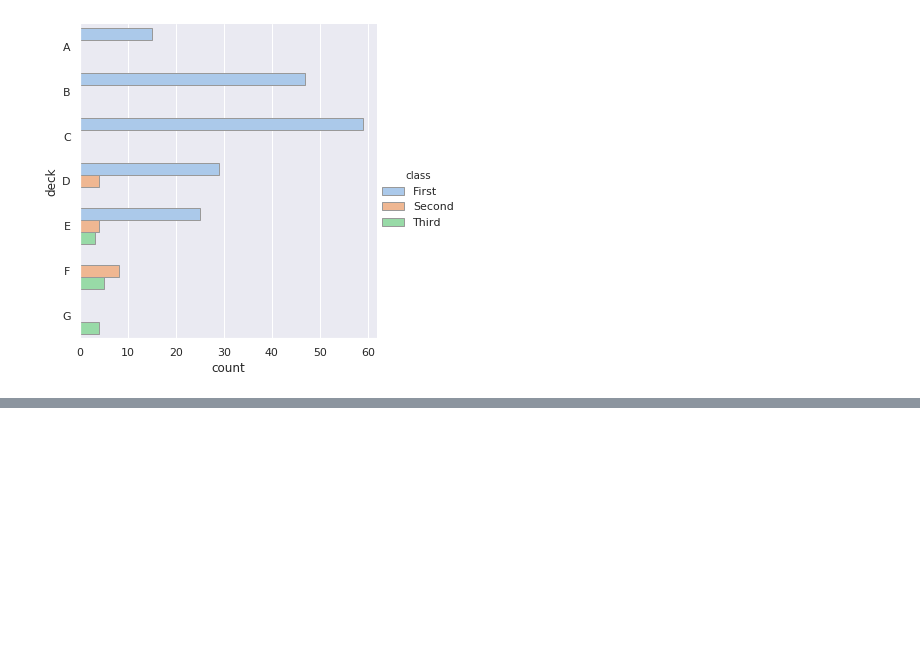
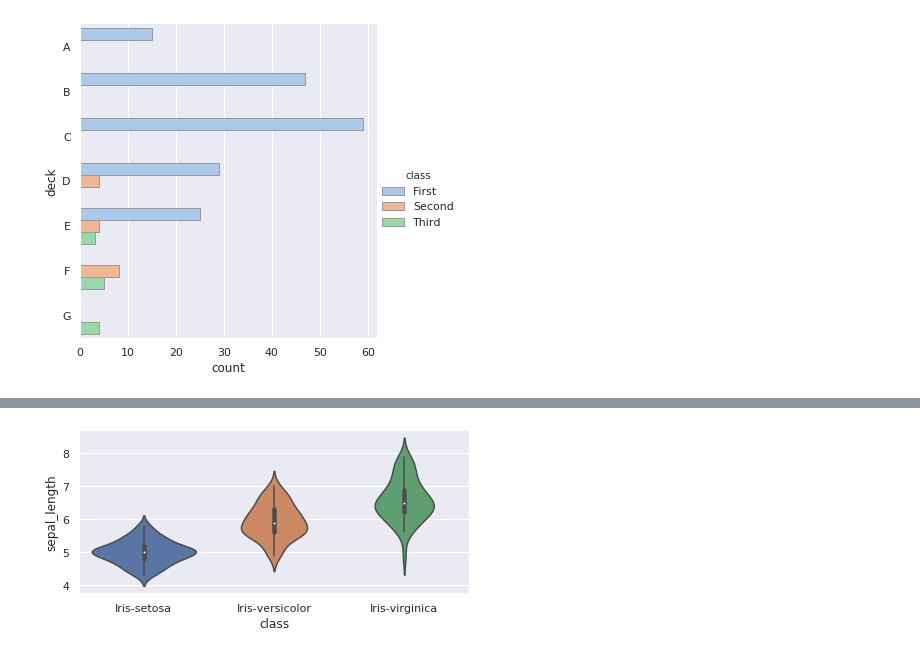
Before and after one commit to Deepshikha05/Visualization-in-Python, a Jupyter notebook: seaborn/seaborn.ipynb, the cells around one changed output, grey strips where cells are left out. Cells and saved outputs as stored; diff of their text form; code cells hidden in the pictures; blank space fills up the shorter version.

```diff
--- a/seaborn/seaborn.ipynb
+++ b/seaborn/seaborn.ipynb
@@ -370,0 +394,6 @@ sns.catplot(y="deck", hue="class", kind="count",
+# %%
+# To set the size of the figure
+f, ax = plt.subplots(figsize=(7, 3))
+sns.violinplot(x=iris_data['class'], y=iris_data['sepal_length']);
+# %% [output]
+[figure, added]
```
Also changed, not shown: parts of 12 cells of this notebook.
